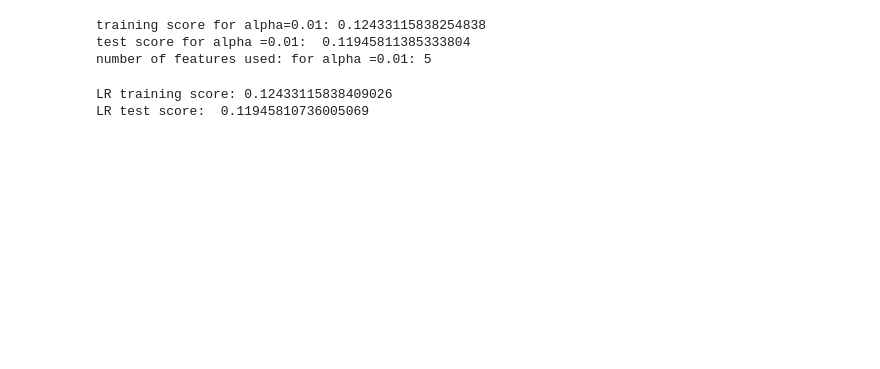
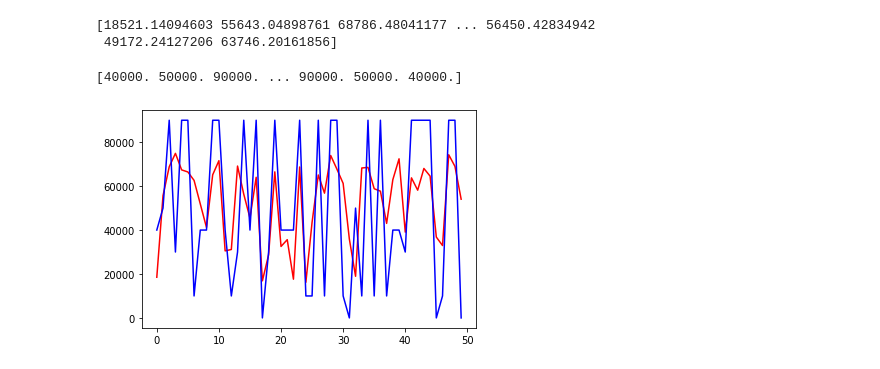
Before and after one commit to yiwang05/Conformational_change_of_VWF_under_shear, a Jupyter notebook: Regression.ipynb, the cells around one changed output. Saved outputs shown, nothing was run; the diff lists cells and outputs as text; code cells hidden in the pictures; blank space fills up the shorter version.

```diff
--- a/Regression.ipynb
+++ b/Regression.ipynb
@@ -89,26 +81,18 @@ test score:  0.11946281425892213
 number of features used:  5
-# %%
-lasso001 = Lasso(alpha=0.001, max_iter=10e5)
-lasso001.fit(X_train,y_train)
-train_score001=lasso001.score(X_train,y_train)
-test_score001=lasso001.score(X_test,y_test)
-coeff_used001 = np.sum(lasso001.coef_!=0)
-
-print( "training score for alpha=0.01:", train_score001 )
-print( "test score for alpha =0.01: ", test_score001)
-print( "number of features used: for alpha =0.01:", coeff_used001)
-# %% [output]
-training score for alpha=0.01: 0.12433115838254838
-test score for alpha =0.01:  0.11945811385333804
-number of features used: for alpha =0.01: 5
-# %%
-lr = LinearRegression()
-lr.fit(X_train,y_train)
-lr_train_score=lr.score(X_train,y_train)
-lr_test_score=lr.score(X_test,y_test)
-
-print( "LR training score:", lr_train_score )
-print( "LR test score: ", lr_test_score)
-# %% [output]
-LR training score: 0.12433115838409026
-LR test score:  0.11945810736005069
+# %%
+y_pred = lasso.predict(X_test)
+print(y_pred)
+# %% [output]
+[18521.14094603 55643.04898761 68786.48041177 ... 56450.42834942
+ 49172.24127206 63746.20161856]
+# %%
+print(y_test)
+# %% [output]
+[40000. 50000. 90000. ... 90000. 50000. 40000.]
+# %%
+fig,ax=plt.subplots()
+ax.plot(y_pred[:50], color="red",)
+ax.plot(y_test[:50], color="blue",)
+plt.show()
+# %% [output]
+[figure, added]
```
Also changed, not shown: parts of 3 cells of this notebook, 2 other files.
